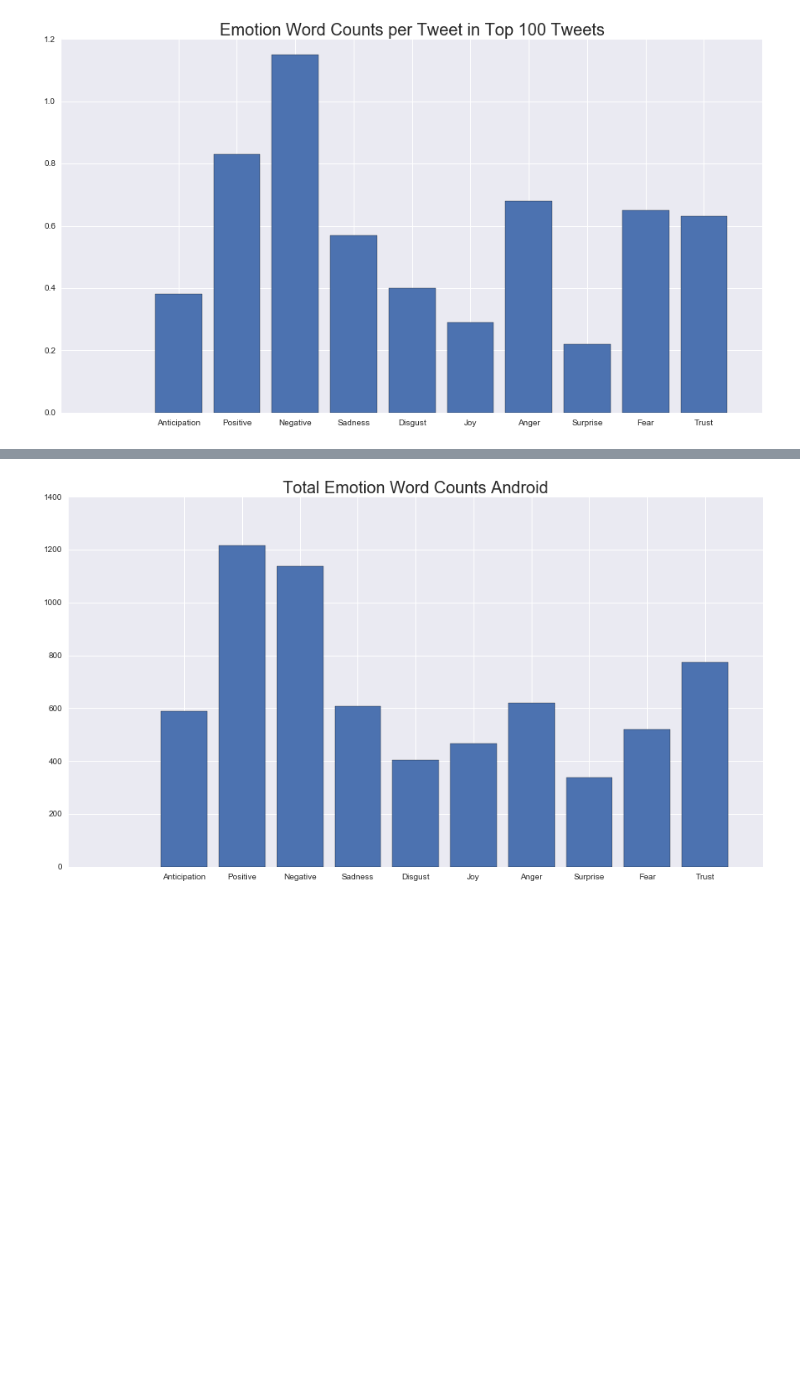
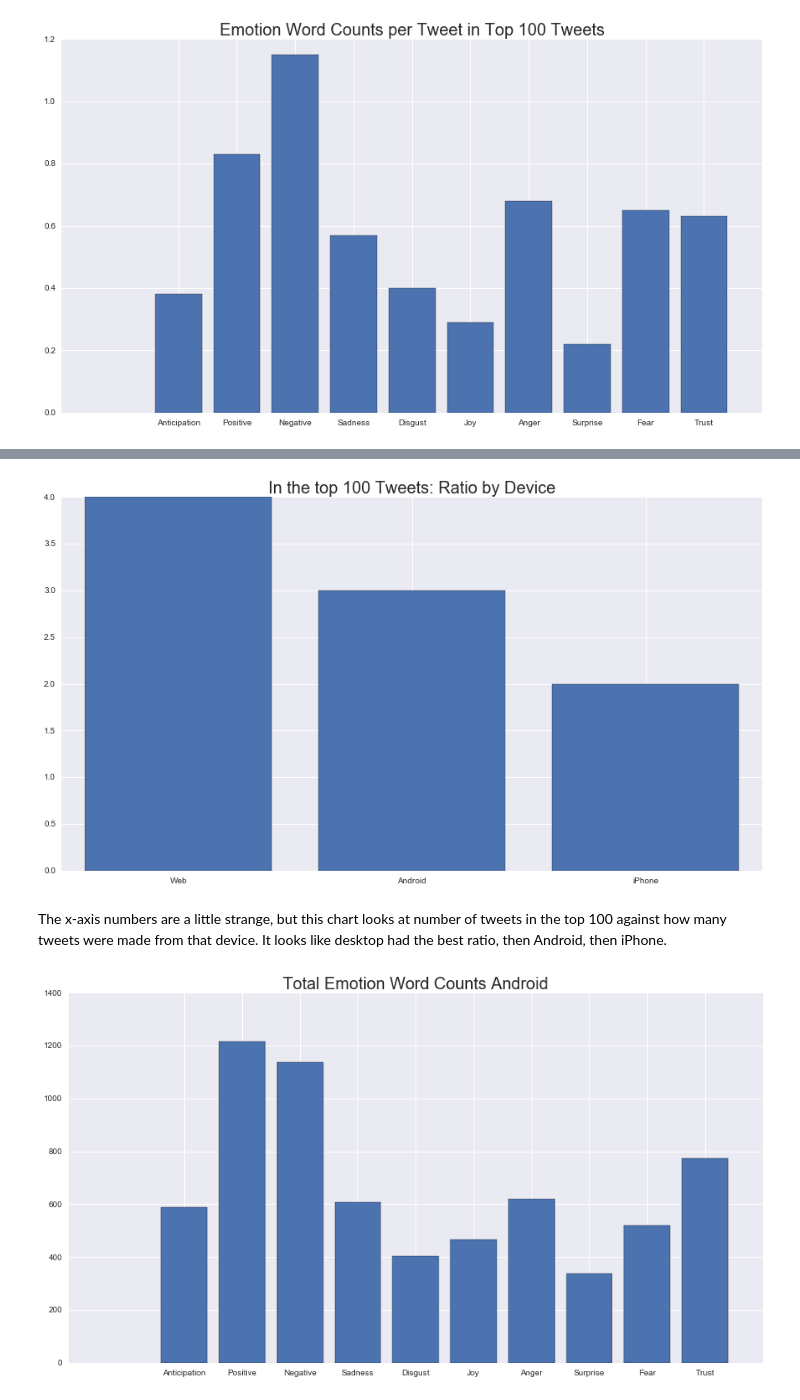
Before and after one commit to nickcdryan/Practice, a Jupyter notebook: trump_analysis/tweet_analysis.ipynb, the cells around one changed output, grey strips where cells are left out. Drawn from its saved outputs; the diff is of its cells as text; code cells hidden in the pictures; blank space fills up the shorter version.

```diff
--- a/trump_analysis/tweet_analysis.ipynb
+++ b/trump_analysis/tweet_analysis.ipynb
@@ -347,3 +354,19 @@ plt.show()
+# %%
+phones = ['Android', 'iPhone', 'Web']
+top_100_by_phone = dict()
+for key in phones:
+    top_100_by_phone[key] = len(by_favorite['source'][:100][by_favorite['source'] == key]) / (sum(dt['source']==key)/100)
+
+plt.figure(figsize=(15,8))
+plt.title('In the top 100 Tweets: Ratio by Device', fontsize = 20)
+plt.bar(range(len(top_100_by_phone)), top_100_by_phone.values(), align='center', )
+plt.xticks(range(len(top_100_by_phone)), top_100_by_phone.keys())
+
+plt.show()
+# %% [output]
+[figure, added]
+# %% [markdown]
+The x-axis numbers are a little strange, but this chart looks at number of tweets in the top 100 against how many tweets were made from that device. It looks like desktop had the best ratio, then Android, then iPhone.
 # %%
 emotion_sums_android = dict()
 for key in affects:
```
Also changed, not shown: parts of 30 cells of this notebook, 5 other files.
